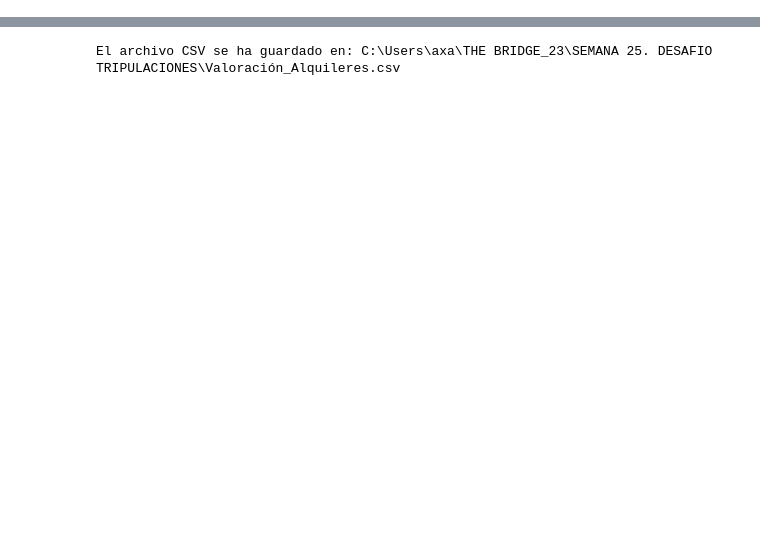
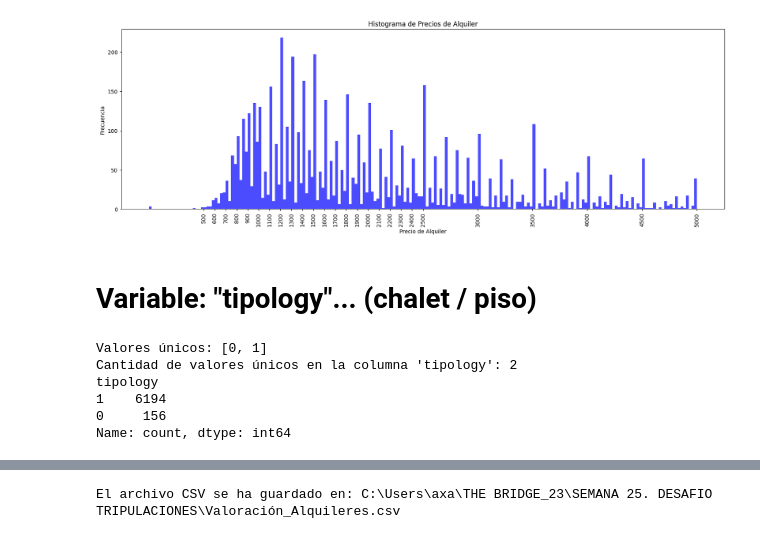
Before and after one commit to JCCT73/Desaf-o-de-Tripulaciones, a Jupyter notebook: Valoración Alquileres.ipynb, the cells around one changed output, grey strips where cells are left out. Saved outputs shown, nothing was run; the diff lists cells and outputs as text; code cells hidden in the pictures; blank space fills up the shorter version.

```diff
--- a/Valoración Alquileres.ipynb
+++ b/Valoración Alquileres.ipynb
@@ -107,0 +220,32 @@ df1['is_exterior'] = le.fit_transform(df1['is_exterior'])
+# %%
+import matplotlib.pyplot as plt
+local_prices_filtered = df1[df1['local_price'] <= 5000]['local_price']
+plt.figure(figsize=(20, 6))
+plt.hist(local_prices_filtered, bins=200, color='blue', alpha=0.7)
+x_ticks = [500, 600, 700, 800, 900, 1000, 1100, 1200, 1300, 1400, 1500, 1600, 1700, 1800, 1900, 2000, 2100, 2200, 2300, 2400, 2500, 3000, 3500, 4000, 4500, 5000]
+x_labels = [str(x) for x in x_ticks]
+plt.xticks(x_ticks, x_labels, rotation=90)
+plt.xlabel('Precio de Alquiler')
+plt.ylabel('Frecuencia')
+plt.title('Histograma de Precios de Alquiler')
+plt.show()
+# %% [output]
+[figure, added]
+# %% [markdown]
+# Variable: "tipology"... (chalet / piso)
+# %%
+unique_values = df1['tipology'].unique()
+unique_values = sorted(unique_values)
+unique_values_count = df1['tipology'].nunique()
+tipology_counts = df1['tipology'].value_counts()
+
+print("Valores únicos:", unique_values)
+print("Cantidad de valores únicos en la columna 'tipology':", unique_values_count)
+print(tipology_counts)
+# %% [output]
+Valores únicos: [0, 1]
+Cantidad de valores únicos en la columna 'tipology': 2
+tipology
+1    6194
+0     156
+Name: count, dtype: int64
```
Also changed, not shown: parts of 46 cells of this notebook, 2 other files.
